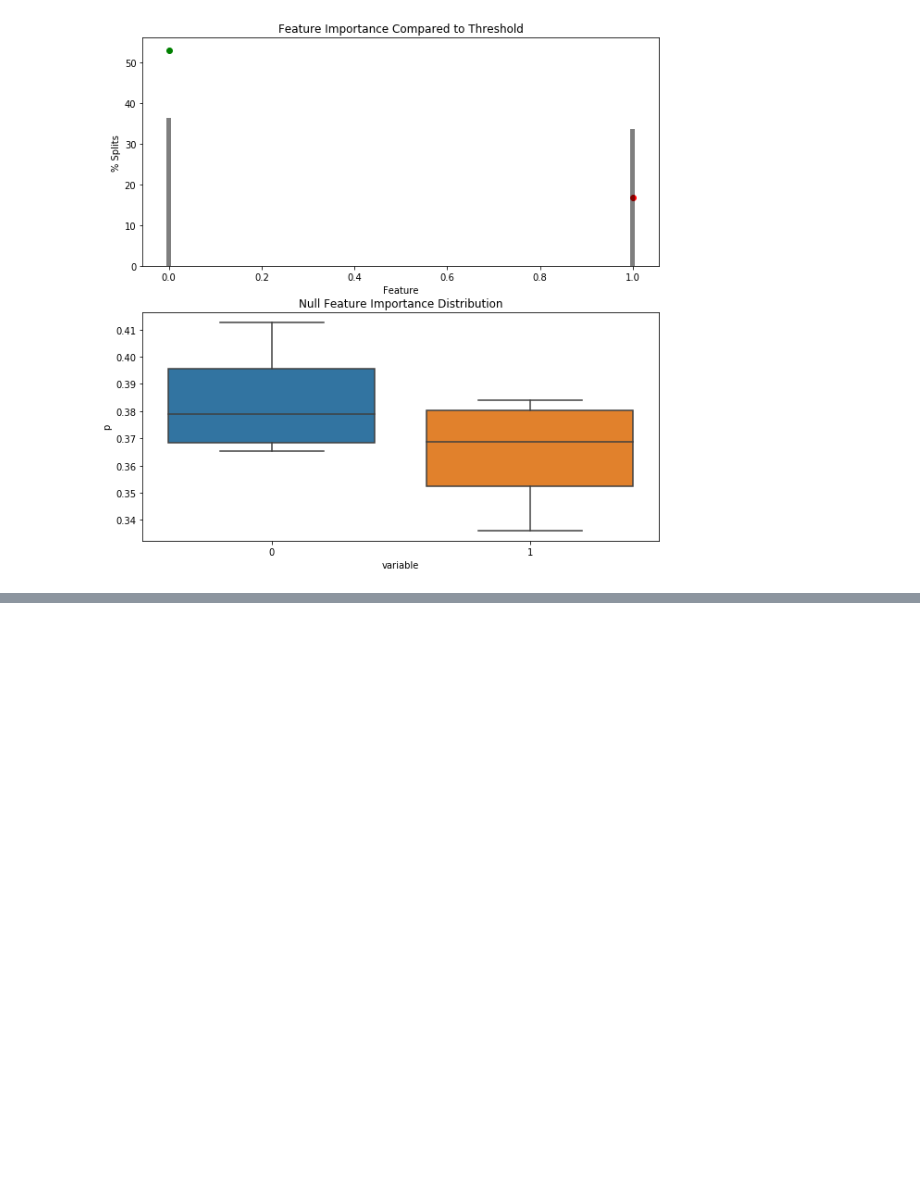
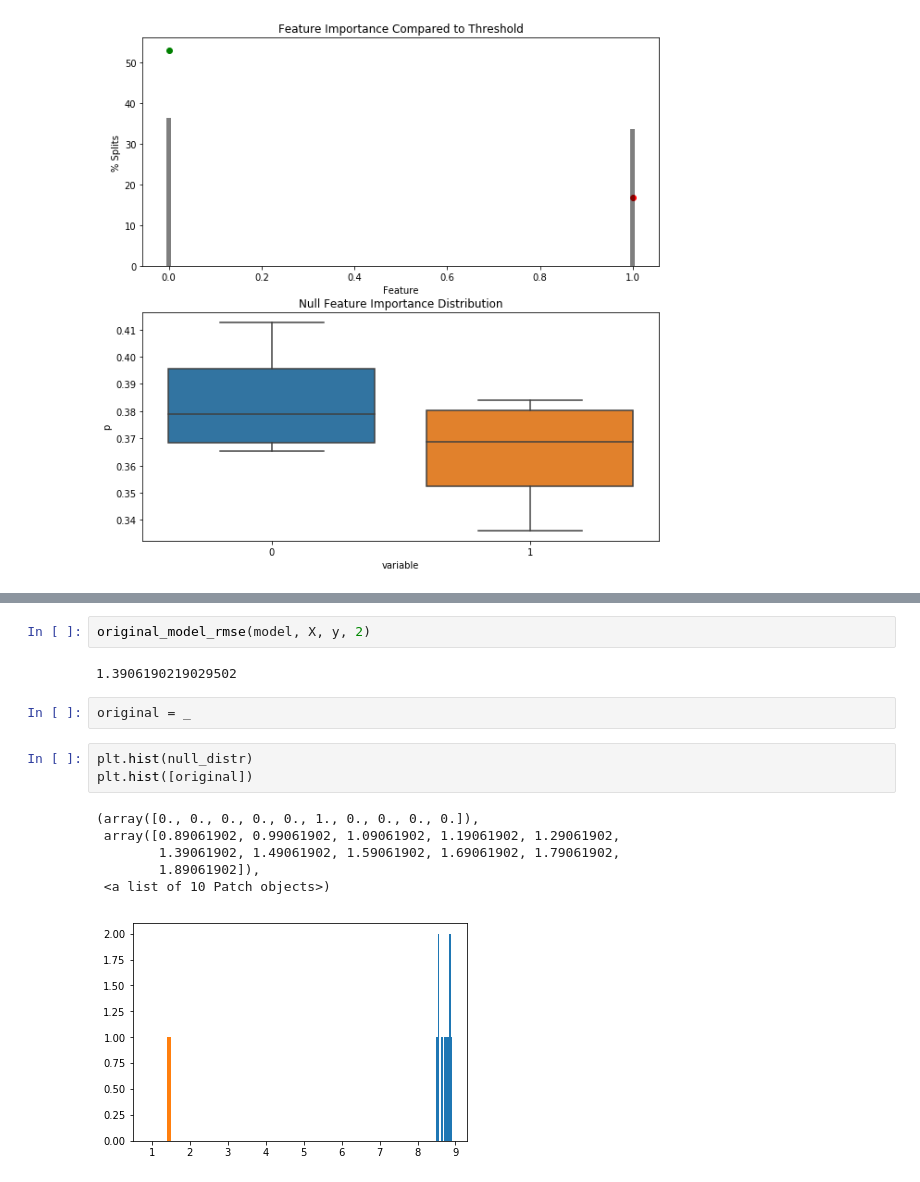
Before and after one commit to JakeColtman/bartpy, a Jupyter notebook: examples/Feature Selection.ipynb, the cells around one changed output, grey strips where cells are left out. Saved outputs shown, nothing was run; the diff lists cells and outputs as text; blank space fills up the shorter version.

```diff
--- a/examples/Feature Selection.ipynb
+++ b/examples/Feature Selection.ipynb
@@ -96,0 +105,16 @@ pipeline_model.named_steps["selectnulldistributionthreshold"].plot()
+# %%
+original_model_rmse(model, X, y, 2)
+# %% [output]
+1.3906190219029502
+# %%
+original = _
+# %%
+plt.hist(null_distr)
+plt.hist([original])
+# %% [output]
+(array([0., 0., 0., 0., 0., 1., 0., 0., 0., 0.]),
+ array([0.89061902, 0.99061902, 1.09061902, 1.19061902, 1.29061902,
+        1.39061902, 1.49061902, 1.59061902, 1.69061902, 1.79061902,
+        1.89061902]),
+ <a list of 10 Patch objects>)
+[figure, added]
```
Also changed, not shown: parts of 4 cells of this notebook, 2 other files.
